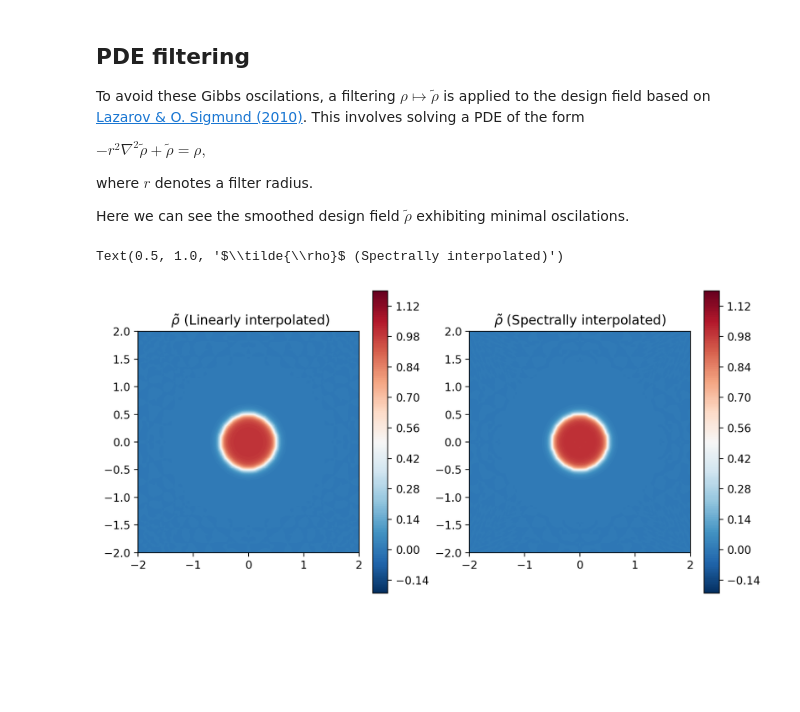
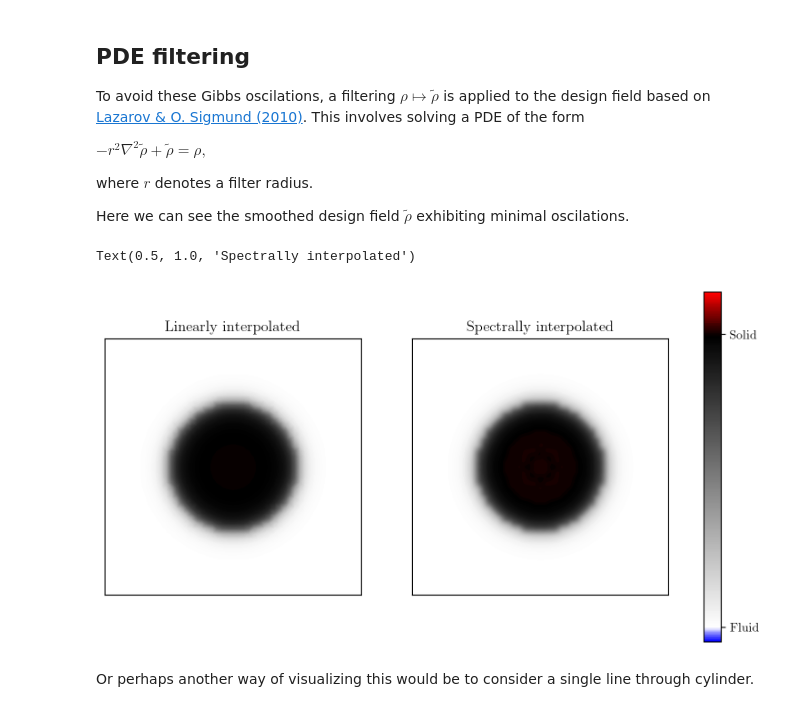
Before and after one commit to ExtremeFLOW/neko-top, a Jupyter notebook: examples/brinkman_parameters/post_processing/Wiggly_boy.ipynb, the cells around one changed output. Saved outputs shown, nothing was run; the diff lists cells and outputs as text; code cells hidden in the pictures; blank space fills up the shorter version.

```diff
--- a/examples/brinkman_parameters/post_processing/Wiggly_boy.ipynb
+++ b/examples/brinkman_parameters/post_processing/Wiggly_boy.ipynb
@@ -3,11 +3,11 @@
 I'll write something more informative about Gibbs oscilation etc when this needs to be finalized.
 # %%
 # Square size and resolution of cartesian mesh
-square_size = 2
+square_size = 1
 n_pts = 300
 
 # Path locations
-results_path = "../../../results/brinkman_parameters/dt_check/"
+results_path = "../../../results/brinkman_parameters_wololo/dt_check/"
 Brinkman_path = "brinkman/"
 stats_file = "brinkman0"
 # %% [markdown]
@@ -145,21 +175,28 @@ Here we can see the smoothed design field $\tilde{\rho}$ exhibiting minimal osci
 # %%
 fig, ax = plt.subplots(1,2, figsize=(10, 5), dpi = 200)
 # plot the linearly interpolated plane
 c = ax[0].tricontourf(brinkman_msh.x[z_plane_index].flatten(), brinkman_msh.y[z_plane_index].flatten() , \
-                      brinkman_fld.registry["v"][z_plane_index].flatten(), cmap='RdBu_r', levels=np.arange(start=-0.2, stop=1.2, step=0.01))
-fig.colorbar(c)
+                      brinkman_fld.registry["v"][z_plane_index].flatten(), cmap=cmap, levels=np.arange(start=c_min, stop=c_max, step=0.005))
 ax[0].set_aspect('equal')
 ax[0].set_xlim(limits)
 ax[0].set_ylim(limits)
-ax[0].set_title(r' $\tilde{\rho}$ (Linearly interpolated)')
+ax[0].set_xticks([])
+ax[0].set_yticks([])
+ax[0].set_title(r' Linearly interpolated')
 
 # plot the spectrally interpolated plane
-c = ax[1].tricontourf(x.flatten(), y.flatten() ,filtered_int.flatten(), cmap='RdBu_r', levels=np.arange(start=-0.2, stop=1.2, step=0.01))
-fig.colorbar(c)
+c = ax[1].tricontourf(x.flatten(), y.flatten() ,filtered_int.flatten(), cmap=cmap, levels=np.arange(start=c_min, stop=c_max, step=0.005))
+cbar2 = fig.colorbar(c, ax = ax[:])
+cbar2.set_ticks([0,1])
+cbar2.ax.set_yticklabels(['Fluid', 'Solid'])
 ax[1].set_aspect('equal')
 ax[1].set_xlim(limits)
 ax[1].set_ylim(limits)
-ax[1].set_title(r'$\tilde{\rho}$ (Spectrally interpolated)')
+ax[1].set_xticks([])
+ax[1].set_yticks([])
+ax[1].set_title(r'Spectrally interpolated')
 # %% [output]
-Text(0.5, 1.0, '$\\tilde{\\rho}$ (Spectrally interpolated)')
+Text(0.5, 1.0, 'Spectrally interpolated')
-[figure, old version]
+[figure, new version]
+# %% [markdown]
+Or perhaps another way of visualizing this would be to consider a single line through cylinder.
```
Also changed, not shown: parts of 4 cells of this notebook, 1 other file.
